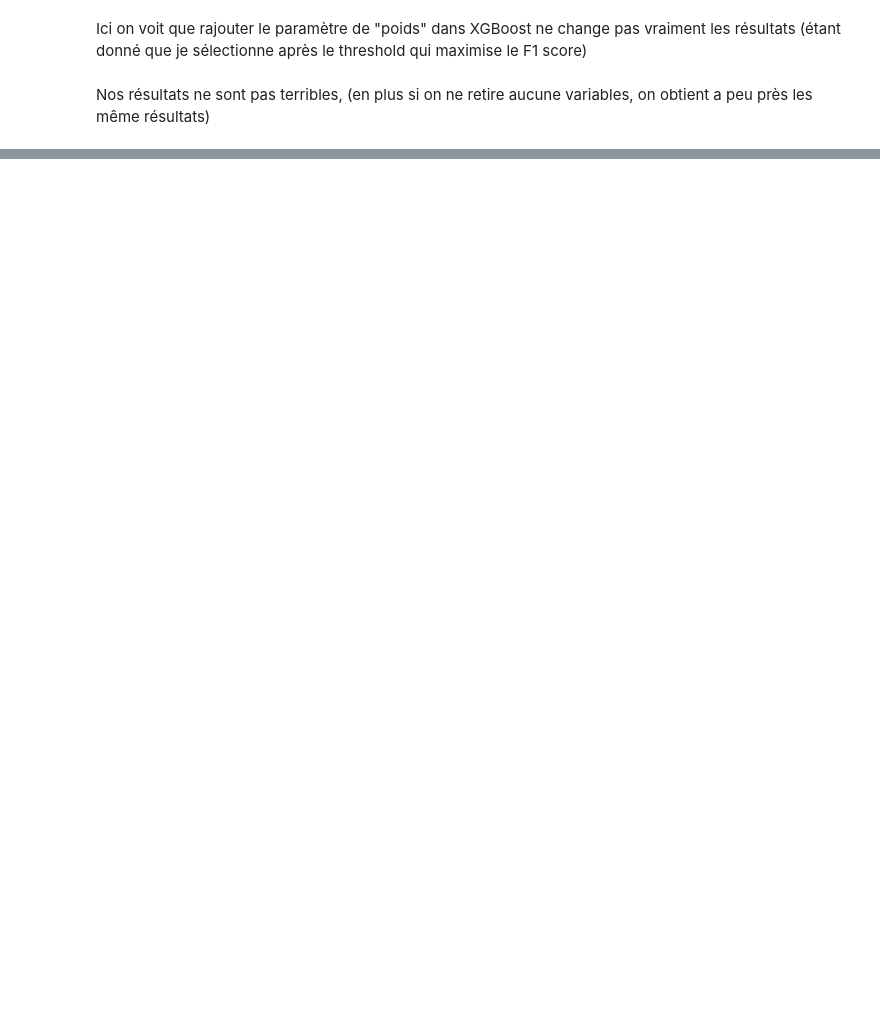
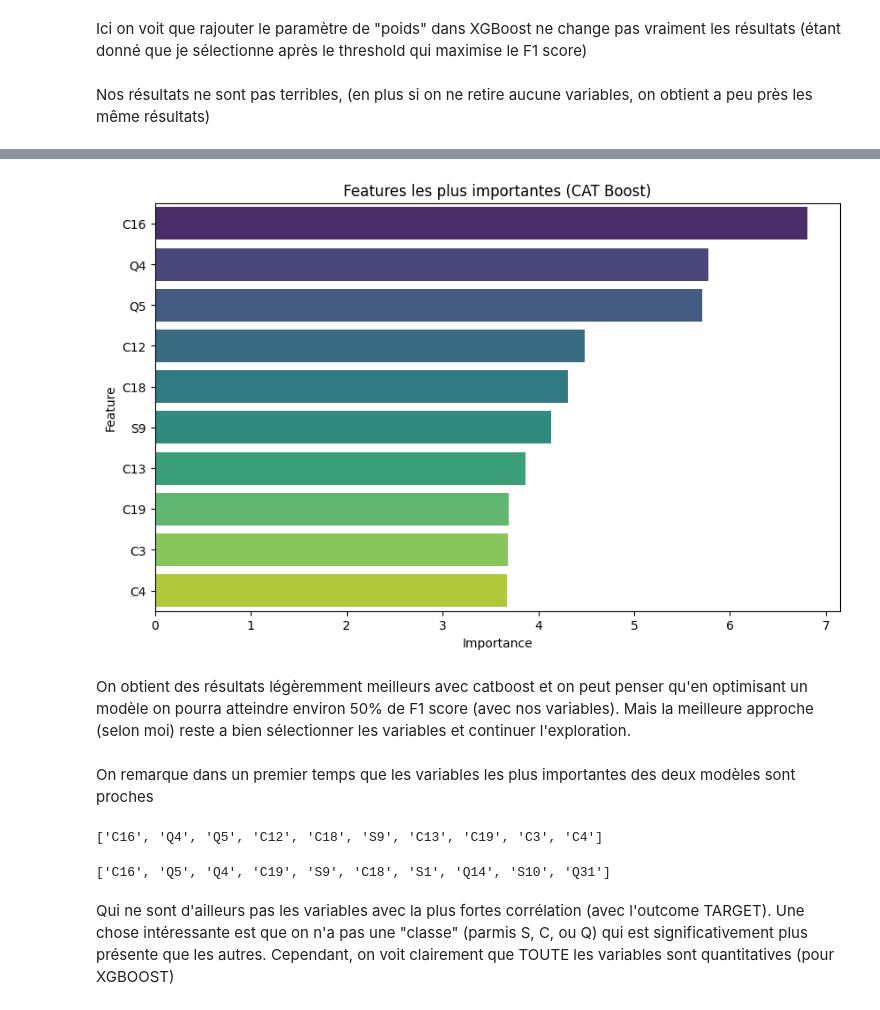
Before and after one commit to QMoayedpour/SGProject, a Jupyter notebook: ntbk/main.ipynb, the cells around one changed output, grey strips where cells are left out. Cells and saved outputs as stored; diff of their text form; code cells hidden in the pictures; blank space fills up the shorter version.

```diff
--- a/ntbk/main.ipynb
+++ b/ntbk/main.ipynb
@@ -379,0 +395,32 @@ KeyboardInterrupt:
+# %%
+importances = model.get_feature_importance()
+features = X.columns
+
+feature_importance_df = pd.DataFrame({'Feature': features, 'Importance': importances})
+feature_importance_df = feature_importance_df.sort_values(by='Importance', ascending=False)
+
+top_features_cat = feature_importance_df.head(10)
+
+plt.figure(figsize=(10, 6))
+sns.barplot(x='Importance', y='Feature', data=top_features_cat, palette='viridis')
+
+plt.title('Features les plus importantes (CAT Boost)')
+plt.xlabel('Importance')
+plt.ylabel('Feature')
+plt.show()
+# %% [output]
+[figure, added]
+# %% [markdown]
+On obtient des résultats légèremment meilleurs avec catboost et on peut penser qu'en optimisant un modèle on pourra atteindre environ 50% de F1 score (avec nos variables). Mais la meilleure approche (selon moi) reste a bien sélectionner les variables et continuer l'exploration.
+# %% [markdown]
+On remarque dans un premier temps que les variables les plus importantes des deux modèles sont proches
+# %%
+top_features_cat.Feature.to_list()
+# %% [output]
+['C16', 'Q4', 'Q5', 'C12', 'C18', 'S9', 'C13', 'C19', 'C3', 'C4']
+# %%
+top_features_xgboost
+# %% [output]
+['C16', 'Q5', 'Q4', 'C19', 'S9', 'C18', 'S1', 'Q14', 'S10', 'Q31']
+# %% [markdown]
+Qui ne sont d'ailleurs pas les variables avec la plus fortes corrélation (avec l'outcome TARGET). Une chose intéressante est que on n'a pas une "classe" (parmis S, C, ou Q) qui est significativement plus présente que les autres. Cependant, on voit clairement que TOUTE les variables sont quantitatives (pour XGBOOST)
```
Also changed, not shown: parts of 28 cells of this notebook, 1 other file.
